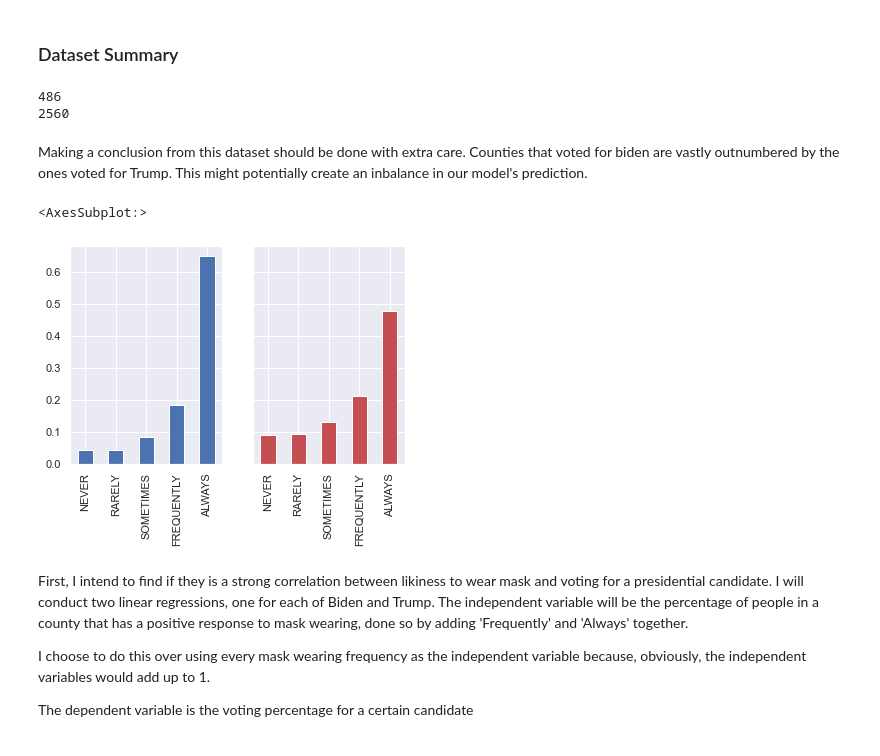
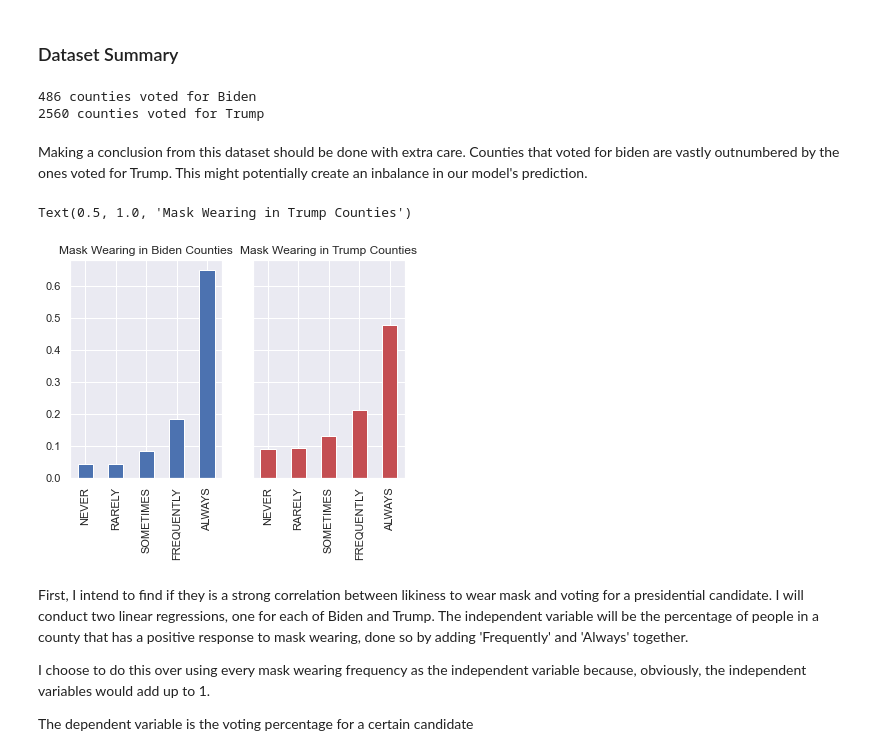
Before and after one commit to waychang626/MaskTracking, a Jupyter notebook: Mask Analysis .ipynb, the cells around one changed output. Saved outputs shown, nothing was run; the diff lists cells and outputs as text; code cells hidden in the pictures.

```diff
--- a/Mask Analysis .ipynb
+++ b/Mask Analysis .ipynb
@@ -80,10 +65,10 @@ df_trump = df_results[df_results['candidate'] == 'Donald Trump']
 ### Dataset Summary
 # %%
 ## figuring out how many counties voted for trump and biden
-print(sum(df_biden['won'] == True))
-print(sum(df_biden['won'] == False))
+print('{} counties voted for Biden'.format(sum(df_biden['won'] == True)))
+print('{} counties voted for Trump'.format(sum(df_biden['won'] == False)))
 # %% [output]
-486
-2560
+486 counties voted for Biden
+2560 counties voted for Trump
 # %% [markdown]
 Making a conclusion from this dataset should be done with extra care. Counties that voted for biden are vastly outnumbered by the ones voted for Trump. This might potentially create an inbalance in our model's prediction.
@@ -92,11 +75,14 @@ Making a conclusion from this dataset should be done with extra care. Counties t
 # %%
+## plotting model summary based on trumpe and biden
 sns.set()
 fig, ax = plt.subplots(1,2, sharey = True)
 df_biden[df_biden['won'] == 1][['NEVER', 'RARELY', 'SOMETIMES', 'FREQUENTLY', 'ALWAYS']].mean().plot(kind = 'bar', label = 'biden', color = 'b', ax = ax[0])
 df_biden[df_biden['won'] == 0][['NEVER', 'RARELY', 'SOMETIMES', 'FREQUENTLY', 'ALWAYS']].mean().plot(kind = 'bar', label = 'trump', color = 'r', ax = ax[1])
+ax[0].set_title('Mask Wearing in Biden Counties')
+ax[1].set_title('Mask Wearing in Trump Counties')
 # %% [output]
-<AxesSubplot:>
+Text(0.5, 1.0, 'Mask Wearing in Trump Counties')
-[figure, old version]
+[figure, new version]
 # %% [markdown]
 First, I intend to find if they is a strong correlation between likiness to wear mask and voting for a presidential candidate. I will conduct two linear regressions, one for each of Biden and Trump. The independent variable will be the percentage of people in a county that has a positive response to mask wearing, done so by adding 'Frequently' and 'Always' together.
 
```
Also changed, not shown: parts of 36 cells of this notebook, 4 other files.
